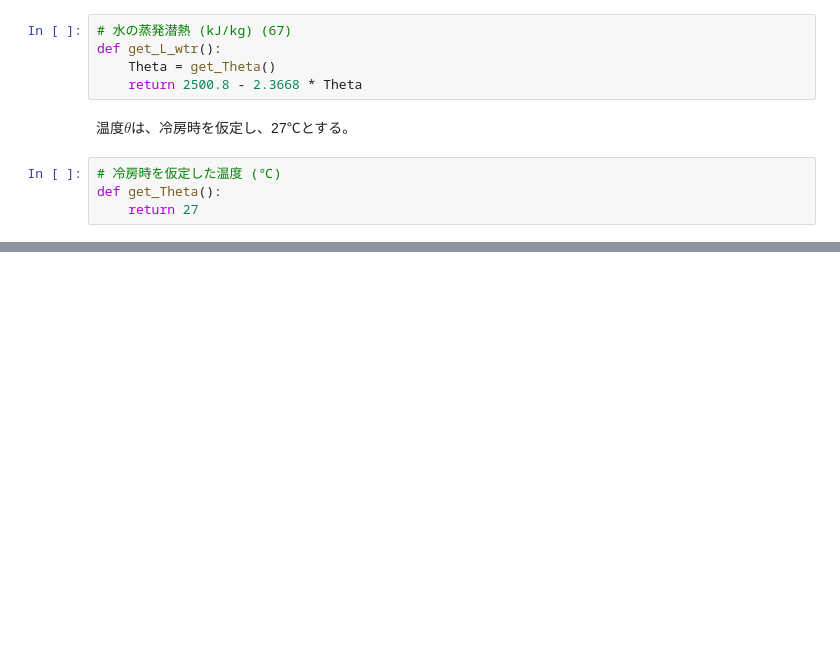
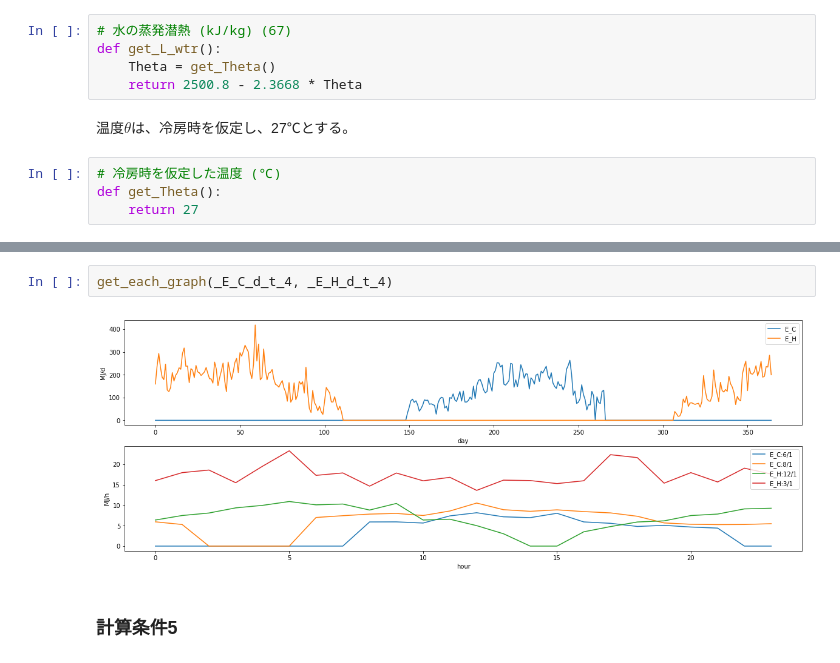
Before and after one commit to BRI-EES-House/Logic-EES-WEB, a Jupyter notebook: s04_02_central_heating_system_with_duct.ipynb, the cells around one changed output, grey strips where cells are left out. Drawn from its saved outputs; the diff is of its cells as text; blank space fills up the shorter version.

```diff
--- a/s04_02_central_heating_system_with_duct.ipynb
+++ b/s04_02_central_heating_system_with_duct.ipynb
@@ -3780,0 +4017,6 @@ def get_Theta():
+# %%
+get_each_graph(_E_C_d_t_4, _E_H_d_t_4)
+# %% [output]
+[figure, added]
+# %% [markdown]
+### 計算条件5
```
Also changed, not shown: parts of 27 cells of this notebook, 24 other files.
